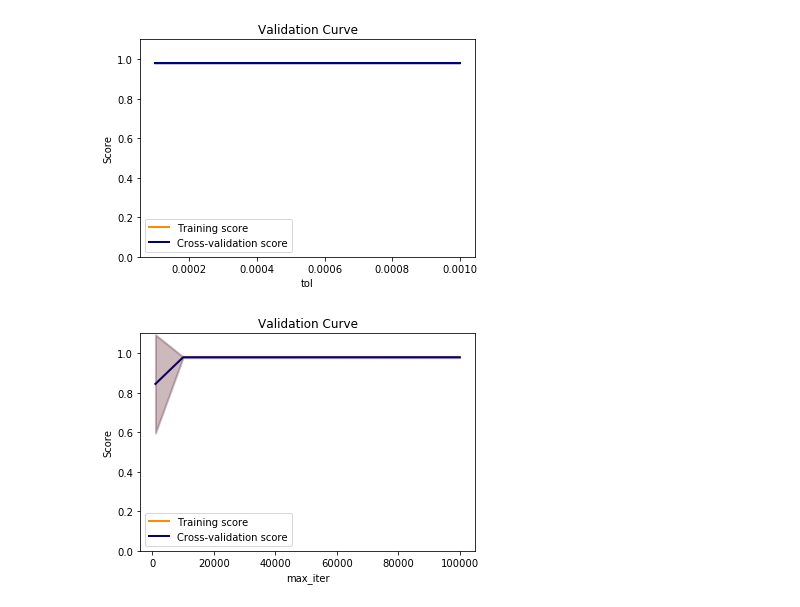
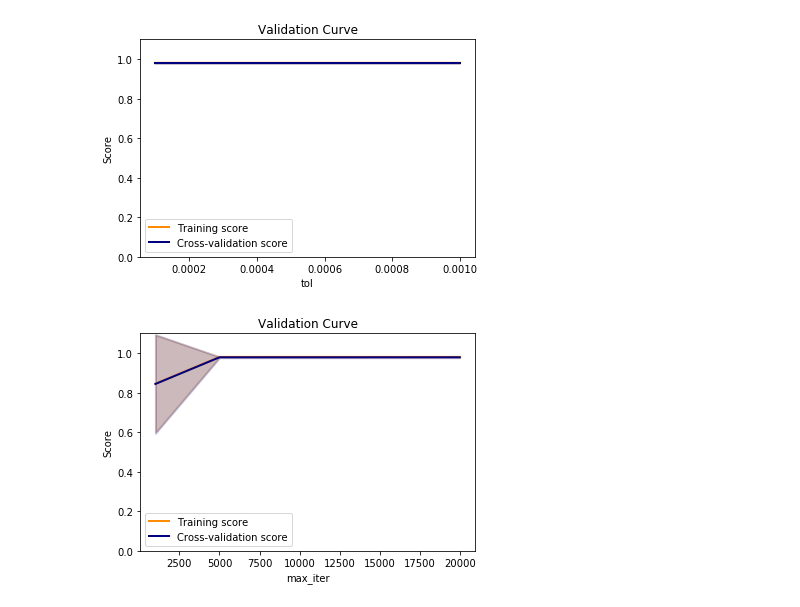
Before and after one commit to pparr/ml-supervised-learning, a Jupyter notebook: tuning/SVM_gridsearch_pulsar.ipynb, the cells around one changed output. Drawn from its saved outputs; the diff is of its cells as text; code cells hidden in the pictures.

```diff
--- a/tuning/SVM_gridsearch_pulsar.ipynb
+++ b/tuning/SVM_gridsearch_pulsar.ipynb
@@ -52,7 +52,7 @@ parameters = {'kernel': ['linear', 'rbf'],
               'shrinking': [True, False],
               'break_ties': [True, False],
               'tol': [1e-3, 1e-4],
-              'max_iter': [1000, 10000, 100000],
+              'max_iter': [1000, 5000, 10000, 20000],
               'probability': [True]
              }
 
@@ -141,6 +138,6 @@ plot_model_complexity_analysis(clf, 'tol', [1e-3, 1e-4], 'SVM_pulsar', x_train,
 # %% [output]
 [figure]
 # %%
-plot_model_complexity_analysis(clf, 'max_iter', [1000, 10000, 100000], 'SVM_pulsar', x_train, y_train)
+plot_model_complexity_analysis(clf, 'max_iter', [1000, 5000, 10000, 20000], 'SVM_pulsar', x_train, y_train)
 # %% [output]
-[figure, old version]
+[figure, new version]
```
Also changed, not shown: parts of 2 cells of this notebook, 30 other files.
